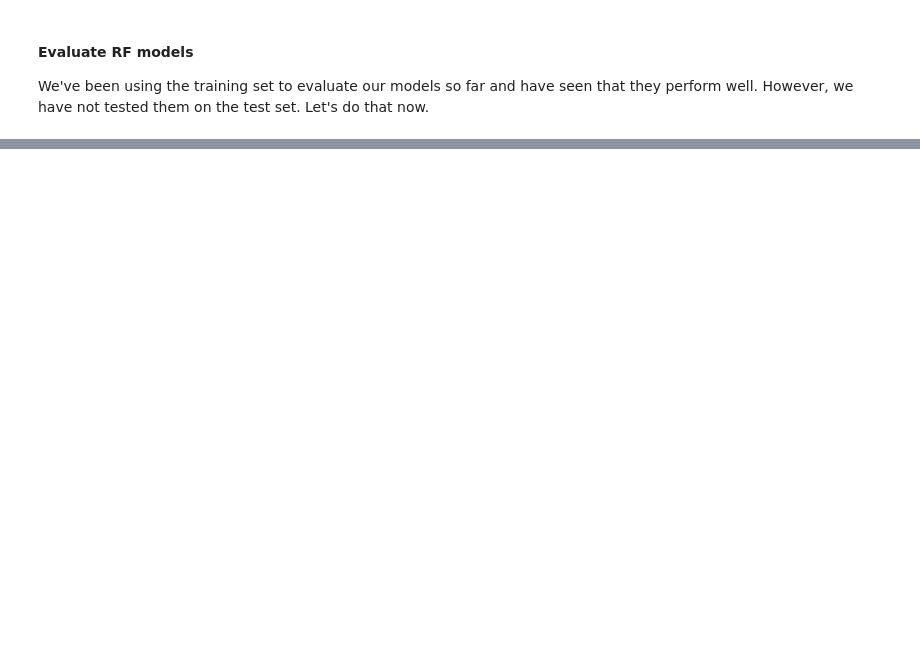
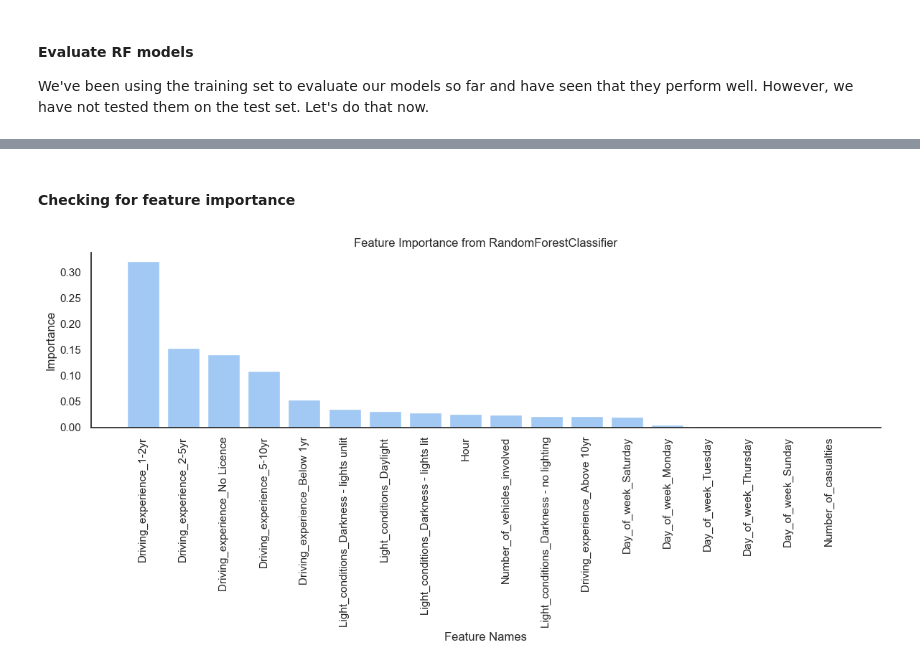
Before and after one commit to MrKipkorir/phasecollaboration, a Jupyter notebook: index.ipynb, the cells around one changed output, grey strips where cells are left out. Saved outputs shown, nothing was run; the diff lists cells and outputs as text; code cells hidden in the pictures; blank space fills up the shorter version.

```diff
--- a/index.ipynb
+++ b/index.ipynb
@@ -922,0 +942,47 @@ plot_roc_auc(models, model_names, test_data_list)
+# %% [markdown]
+#### Checking for feature importance
+# %%
+# Get the ColumnTransformer step from the rf2 model/pipeline
+preprocessor = rf2.named_steps['preprocess']
+
+# Get RF Classifer step from rf2 model/pipeline
+rf2_classifier = rf2.named_steps['classifier']
+
+# Get feature importances
+feature_importances = rf2_classifier.feature_importances_
+
+# Get the list of selected feature names after preprocessing
+selected_feature_names = []
+for name, transformer, features in preprocessor.transformers_:
+    if transformer == 'passthrough':
+        selected_feature_names.extend(features)
+    else:
+        if isinstance(transformer, OrdinalEncoder):
+            feature_names = [features[0] + '_' + str(cat) for cat in transformer.categories_[0]]
+        elif isinstance(transformer, OneHotEncoder):
+            feature_names = transformer.get_feature_names_out(input_features=features)
+        else:
+            feature_names = features
+
+        selected_feature_names.extend(feature_names)
+
+# Zip the feature names and their importances
+features_importance = list(zip(selected_feature_names, feature_importances))
+
+# Sort the zipped list based on feature importance
+features_importance.sort(key=lambda x: x[1], reverse=True)
+
+# Unzip the sorted list into separate lists
+sorted_selected_feature_names, sorted_feature_importances = zip(*features_importance)
+
+# Plot the bar graph
+plt.figure(figsize=(12, 6))
+plt.bar(range(len(sorted_selected_feature_names)), sorted_feature_importances, align='center')
+plt.xticks(range(len(sorted_selected_feature_names)), sorted_selected_feature_names, rotation=90)
+plt.xlabel('Feature Names')
+plt.ylabel('Importance')
+plt.title('Feature Importance from RandomForestClassifier')
+plt.tight_layout()
+plt.show()
+# %% [output]
+[figure, added]
```
Also changed, not shown: parts of 9 cells of this notebook.
